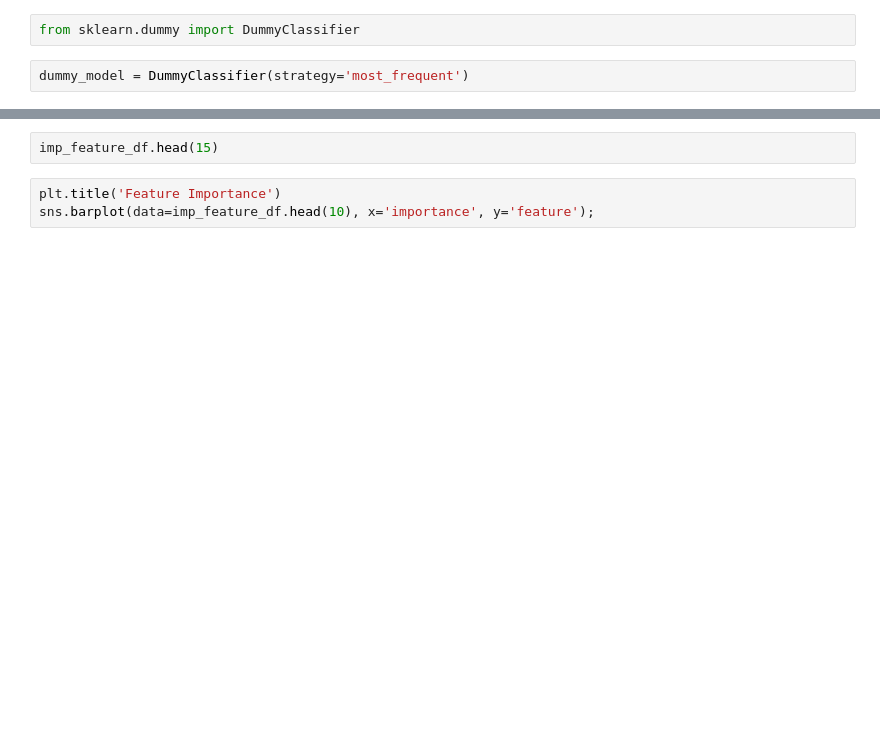
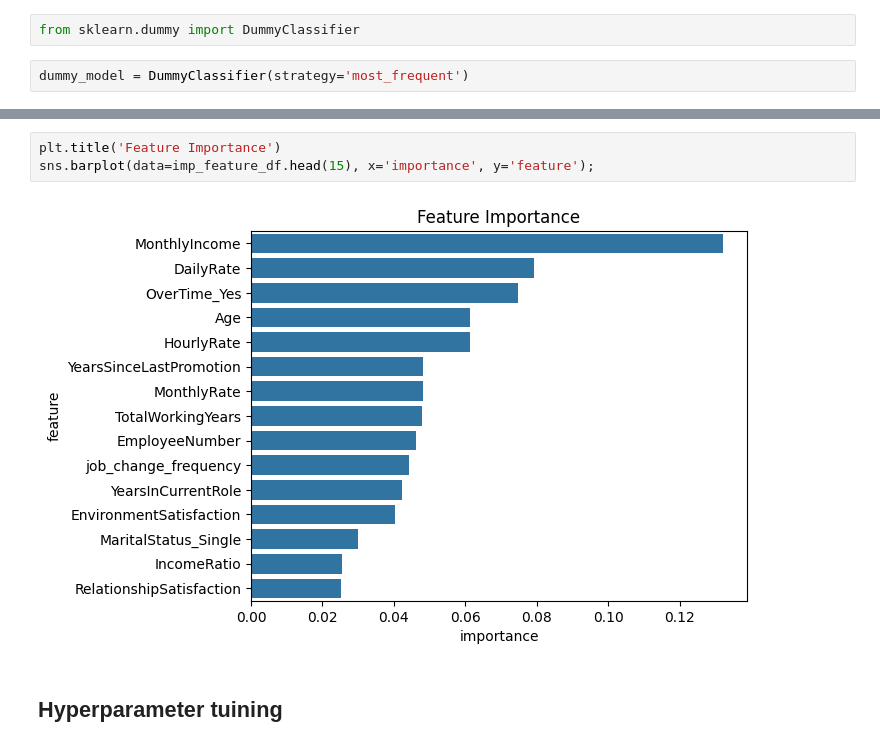
Before and after one commit to Nikesh5005/ML_PROJ, a Jupyter notebook: modal_training_DT.ipynb, the cells around one changed output, grey strips where cells are left out. Drawn from its saved outputs; the diff is of its cells as text; blank space fills up the shorter version.

```diff
--- a/modal_training_DT.ipynb
+++ b/modal_training_DT.ipynb
@@ -81,5 +119,7 @@ imp_feature_df = pd.DataFrame({
-# %%
-imp_feature_df.head(15)
 # %%
 plt.title('Feature Importance')
-sns.barplot(data=imp_feature_df.head(10), x='importance', y='feature');
+sns.barplot(data=imp_feature_df.head(15), x='importance', y='feature');
+# %% [output]
+[figure, added]
+# %% [markdown]
+## Hyperparameter tuining
```
Also changed, not shown: parts of 15 cells of this notebook.
